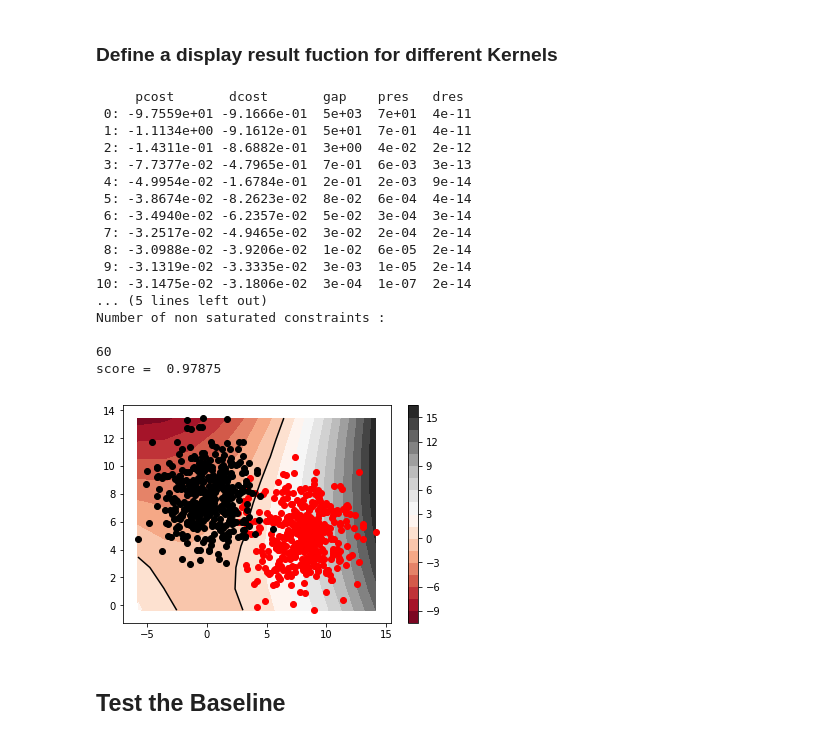
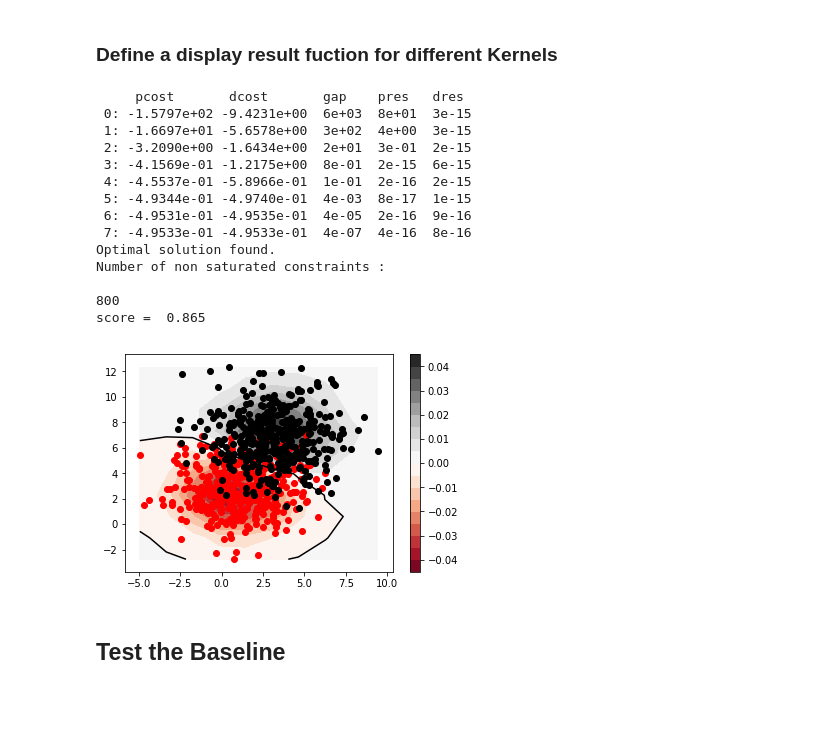
Before and after one commit to fdarmon/kernels, a Jupyter notebook: src/TEST.ipynb, the cells around one changed output. Saved outputs shown, nothing was run; the diff lists cells and outputs as text; code cells hidden in the pictures; blank space fills up the shorter version.

```diff
--- a/src/TEST.ipynb
+++ b/src/TEST.ipynb
@@ -51,48 +51,45 @@ def display_result(X,Y_true, svm):
 
     plt.contourf(Xid, Y, Z, 20, cmap='RdGy')
     plt.colorbar()
-    plt.contour(Xid, Y, Z, levels = 0,  colors='black')
+    plt.contour(Xid, Y, Z, levels = [-1,0,1],  colors='black')
 
-    X1 = X[Y_true == 1]
-    X2 = X[Y_true == -1]
+    X1 = X[Y_true == -1]
+    X2 = X[Y_true == 1]
     plt.scatter(X1[:,0],X1[:,1], c='red')
     plt.scatter(X2[:,0],X2[:,1], c= 'black')
     plt.show()
 # %%
 # learn classifier on the data
 
-svm = Classifier.SVM("polynomial")
+svm = Classifier.SVM("gaussian")
 svm.lamb = 1
 svm.train(X,Y)
 Ytest = svm.predict(X)
 
 # compute the score
 pred = Ytest > 0
 pred = 2*pred -1
 score = np.sum(pred == Y)/800
 print ('score = ', score)
 
 #plot the decisison boundary
 display_result(X, Y, svm)
 # %% [output]
      pcost       dcost       gap    pres   dres
- 0: -9.7559e+01 -9.1666e-01  5e+03  7e+01  4e-11
- 1: -1.1134e+00 -9.1612e-01  5e+01  7e-01  4e-11
- 2: -1.4311e-01 -8.6882e-01  3e+00  4e-02  2e-12
- 3: -7.7377e-02 -4.7965e-01  7e-01  6e-03  3e-13
- 4: -4.9954e-02 -1.6784e-01  2e-01  2e-03  9e-14
- 5: -3.8674e-02 -8.2623e-02  8e-02  6e-04  4e-14
- 6: -3.4940e-02 -6.2357e-02  5e-02  3e-04  3e-14
- 7: -3.2517e-02 -4.9465e-02  3e-02  2e-04  2e-14
- 8: -3.0988e-02 -3.9206e-02  1e-02  6e-05  2e-14
- 9: -3.1319e-02 -3.3335e-02  3e-03  1e-05  2e-14
-10: -3.1475e-02 -3.1806e-02  3e-04  1e-07  2e-14
-... (5 lines left out)
+ 0: -1.5797e+02 -9.4231e+00  6e+03  8e+01  3e-15
+ 1: -1.6697e+01 -5.6578e+00  3e+02  4e+00  3e-15
+ 2: -3.2090e+00 -1.6434e+00  2e+01  3e-01  2e-15
+ 3: -4.1569e-01 -1.2175e+00  8e-01  2e-15  6e-15
+ 4: -4.5537e-01 -5.8966e-01  1e-01  2e-16  2e-15
+ 5: -4.9344e-01 -4.9740e-01  4e-03  8e-17  1e-15
+ 6: -4.9531e-01 -4.9535e-01  4e-05  2e-16  9e-16
+ 7: -4.9533e-01 -4.9533e-01  4e-07  4e-16  8e-16
+Optimal solution found.
 Number of non saturated constraints :
 
-60
-score =  0.97875
+800
+score =  0.865
-[figure, old version]
+[figure, new version]
 # %% [markdown]
 ## Test the Baseline
 # %%
```
Also changed, not shown: parts of 12 cells of this notebook, 3 other files.
